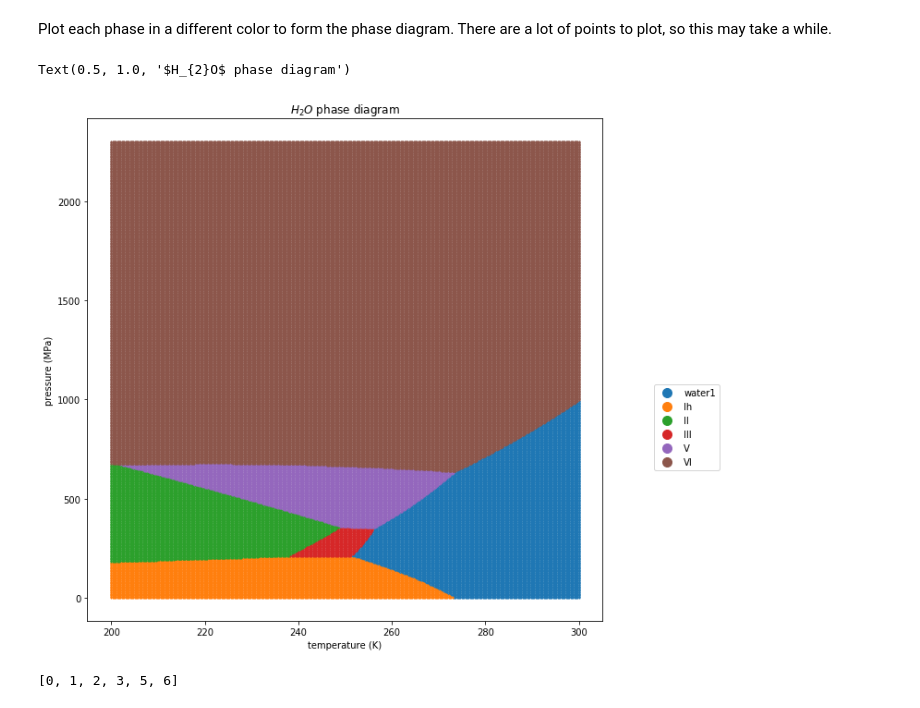
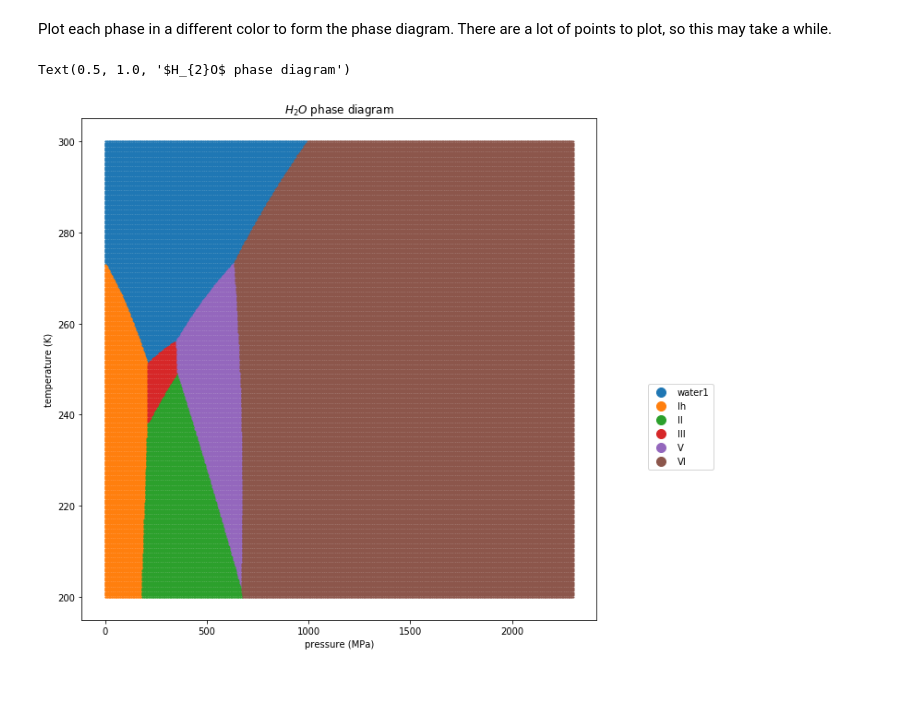
Before and after one commit to RoryBarnes/SeaFreeze, a Jupyter notebook: Python/seafreeze/demo/H2O_Phase_diagram.ipynb, the cells around one changed output. Saved outputs shown, nothing was run; the diff lists cells and outputs as text; code cells hidden in the pictures.

Commit message:
change resolution, switch axes, fix legend

```diff
--- a/Python/seafreeze/demo/H2O_Phase_diagram.ipynb
+++ b/Python/seafreeze/demo/H2O_Phase_diagram.ipynb
@@ -13,22 +13,18 @@ Plot each phase in a different color to form the phase diagram.  There are a lot
 # %%
 import matplotlib.pyplot as plt
 %matplotlib inline
 plt.rcParams['figure.figsize'] = [10, 10]
 
 TT, PP = np.meshgrid(T, P)
 fig, ax = plt.subplots()
 for p in sorted(sf.phasenum2phase.keys()):
     pi = out==p
-    ax.scatter(TT[pi], PP[pi], label=sf.phasenum2phase[p], s=1)
+    ax.scatter(PP[pi], TT[pi], label=sf.phasenum2phase[p], s=1)
 
 ax.legend(markerscale=10, loc=(1.1, .3))
-ax.set_xlabel('temperature (K)')
-ax.set_ylabel('pressure (MPa)')
+ax.set_ylabel('temperature (K)')
+ax.set_xlabel('pressure (MPa)')
 ax.set_title('$H_{2}O$ phase diagram')
 # %% [output]
 Text(0.5, 1.0, '$H_{2}O$ phase diagram')
-[figure, old version]
+[figure, new version]
-# %%
-sorted(sf.phasenum2phase.keys())
-# %% [output]
-[0, 1, 2, 3, 5, 6]
```
